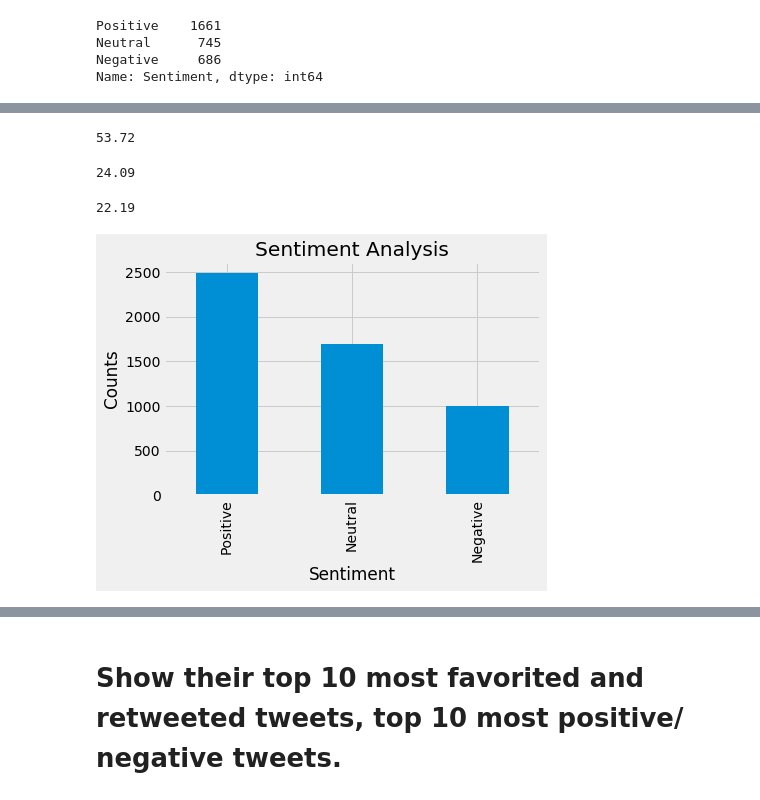
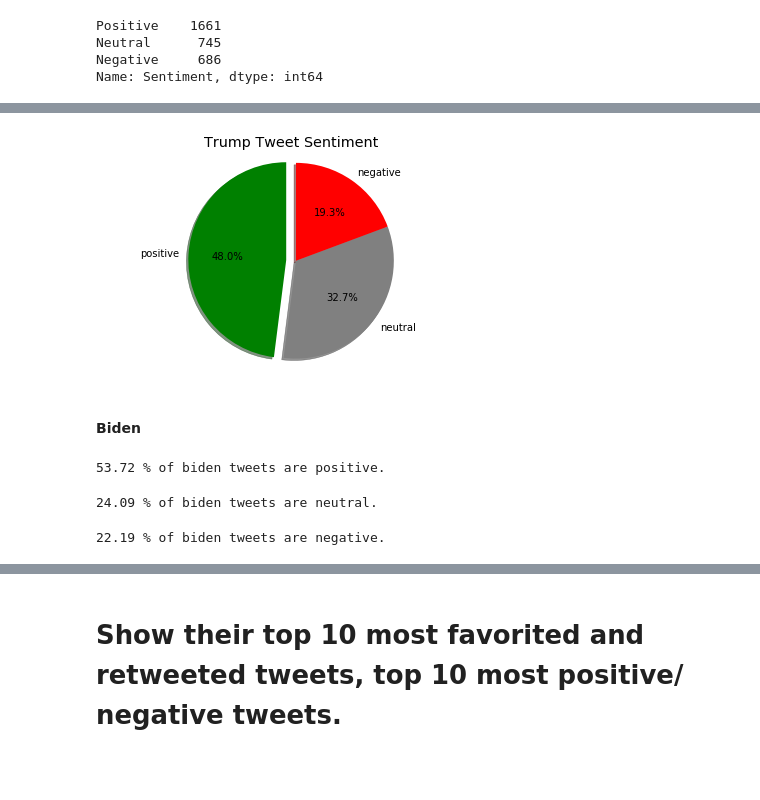
Before and after one commit to DavidMelnychuk/analyze-trump-biden, a Jupyter notebook: analyze_tweets.ipynb, the cells around one changed output, grey strips where cells are left out. Cells and saved outputs as stored; diff of their text form; code cells hidden in the pictures; blank space fills up the shorter version.

```diff
--- a/analyze_tweets.ipynb
+++ b/analyze_tweets.ipynb
@@ -517,29 +478,35 @@ round(len(negative_trump_tweets) / len(trump_df) * 100, 2)
+# %%
+# Pie chart, where the slices will be ordered and plotted counter-clockwise:
+sentiments = ['positive', 'neutral', 'negative']
+percentages = [positive_trump_percent, neutral_trump_percent, negative_trump_percent]
+explode = [0.1, 0, 0]
+
+# TODO: Improve Color scheme
+fig1, ax1 = plt.subplots()
+ax1.pie(percentages, explode=explode, labels=sentiments, autopct='%1.1f%%',
+        shadow=True, startangle=90, colors=['green', 'grey', 'red'])
+ax1.axis('equal')  # Equal aspect ratio ensures that pie is drawn as a circle.
+ax1.set_title("Trump Tweet Sentiment")
+plt.show()
+# %% [output]
+[figure, added]
+# %% [markdown]
+#### Biden
 # %%
-# Get % of trump tweets that are positive
 positive_biden_tweets = biden_df[biden_df.Sentiment == 'Positive']
-len(positive_biden_tweets)
-round(len(positive_biden_tweets) / len(biden_df) * 100, 2)
+positive_biden_percent = round(len(positive_biden_tweets) / len(biden_df) * 100, 2)
+print(positive_biden_percent, '% of biden tweets are positive.')
 # %% [output]
-53.72
+53.72 % of biden tweets are positive.
 # %%
-# Get % of trump tweets that are neutral
 neutral_biden_tweets = biden_df[biden_df.Sentiment == 'Neutral']
-len(neutral_biden_tweets)
-round(len(neutral_biden_tweets) / len(biden_df) * 100, 2)
+neutral_biden_percent = round(len(neutral_biden_tweets) / len(biden_df) * 100, 2)
+print(neutral_biden_percent, '% of biden tweets are neutral.')
 # %% [output]
-24.09
+24.09 % of biden tweets are neutral.
 # %%
-# Get % of trump tweets that are negative
 negative_biden_tweets = biden_df[biden_df.Sentiment == 'Negative']
-len(negative_biden_tweets)
-round(len(negative_biden_tweets) / len(biden_df) * 100, 2)
+negative_biden_percent = round(len(negative_biden_tweets) / len(biden_df) * 100, 2)
+print(negative_biden_percent, '% of biden tweets are negative.')
 # %% [output]
-22.19
+22.19 % of biden tweets are negative.
-# %%
-plt.title('Sentiment Analysis')
-plt.xlabel('Sentiment')
-plt.ylabel('Counts')
-trump_df['Sentiment'].value_counts().plot(kind = 'bar')
-plt.show()
-# %% [output]
-[figure, removed]
```
Also changed, not shown: parts of 43 cells of this notebook.
